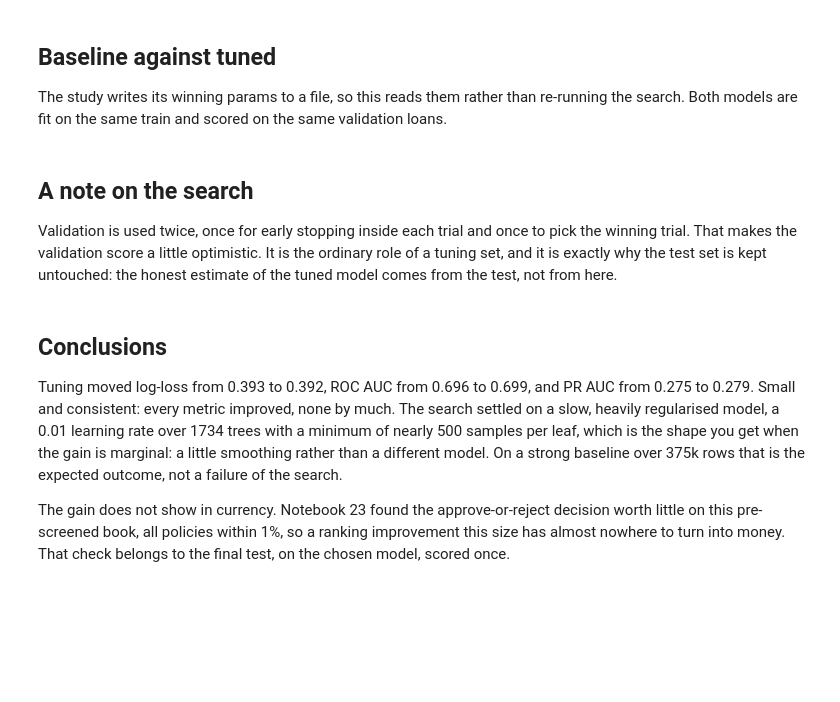
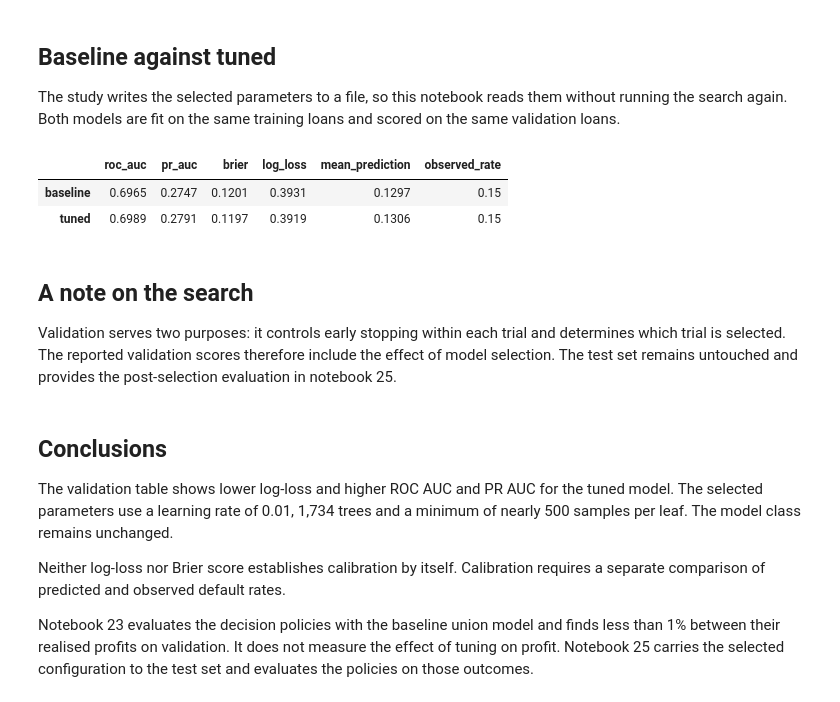
Before and after one commit to EnzoCanonero/credit-risk-end-to-end, a Jupyter notebook: notebooks/24_tuning.ipynb, the cells around one changed output. Saved outputs shown, nothing was run; the diff lists cells and outputs as text; code cells hidden in the pictures; blank space fills up the shorter version.

```diff
--- a/notebooks/24_tuning.ipynb
+++ b/notebooks/24_tuning.ipynb
@@ -42,40 +46,46 @@ print(f"train {len(train)}, val {len(val)}")
 # %% [markdown]
 ## Baseline against tuned
 
-The study writes its winning params to a file, so this reads them rather than re-running the
-search. Both models are fit on the same train and scored on the same validation loans.
+The study writes the selected parameters to a file, so this notebook reads them without running
+the search again. Both models are fit on the same training loans and scored on the same
+validation loans.
 # %%
 best = json.loads((Path("..") / "reports" / "lgbm_best_params.json").read_text())
 
 rows = {}
 for name, params in [("baseline", None), ("tuned", best)]:
     model = build_lgbm(NUMERIC, CATEGORICAL, params=params)
     model.fit(train[COLS], train[TARGET])
     proba = model.predict_proba(val[COLS])[:, 1]
 
     metrics = discrimination_metrics(val[TARGET], proba)
     metrics["log_loss"] = log_loss(val[TARGET], proba)
+    metrics["mean_prediction"] = proba.mean()
+    metrics["observed_rate"] = val[TARGET].mean()
     rows[name] = metrics
 
 pd.DataFrame(rows).T.round(4)
+# %% [output]
+|  | roc_auc | pr_auc | brier | log_loss | mean_prediction | observed_rate |
+| baseline | 0.6965 | 0.2747 | 0.1201 | 0.3931 | 0.1297 | 0.15 |
+| tuned | 0.6989 | 0.2791 | 0.1197 | 0.3919 | 0.1306 | 0.15 |
 # %% [markdown]
 ## A note on the search
 
-Validation is used twice, once for early stopping inside each trial and once to pick the winning
-trial. That makes the validation score a little optimistic. It is the ordinary role of a tuning
-set, and it is exactly why the test set is kept untouched: the honest estimate of the tuned model
-comes from the test, not from here.
+Validation serves two purposes: it controls early stopping within each trial and determines which
+trial is selected. The reported validation scores therefore include the effect of model selection.
+The test set remains untouched and provides the post-selection evaluation in notebook 25.
 # %% [markdown]
 ## Conclusions
 
-Tuning moved log-loss from 0.393 to 0.392, ROC AUC from 0.696 to 0.699, and PR AUC from 0.275 to
-0.279. Small and consistent: every metric improved, none by much. The search settled on a slow,
-heavily regularised model, a 0.01 learning rate over 1734 trees with a minimum of nearly 500
-samples per leaf, which is the shape you get when the gain is marginal: a little smoothing rather
-than a different model. On a strong baseline over 375k rows that is the expected outcome, not a
-failure of the search.
+The validation table shows lower log-loss and higher ROC AUC and PR AUC for the tuned model. The
+selected parameters use a learning rate of 0.01, 1,734 trees and a minimum of nearly 500 samples
+per leaf. The model class remains unchanged.
 
-The gain does not show in currency. Notebook 23 found the approve-or-reject decision worth little
-on this pre-screened book, all policies within 1%, so a ranking improvement this size has almost
-nowhere to turn into money. That check belongs to the final test, on the chosen model, scored
-once.
+Neither log-loss nor Brier score establishes calibration by itself. Calibration requires a
+separate comparison of predicted and observed default rates.
+
+Notebook 23 evaluates the decision policies with the baseline union model and finds less than 1%
+between their realised profits on validation. It does not measure the effect of tuning on profit.
+Notebook 25 carries the selected configuration to the test set and evaluates the policies on those
+outcomes.
```
Also changed, not shown: parts of 2 cells of this notebook, 6 other files.
